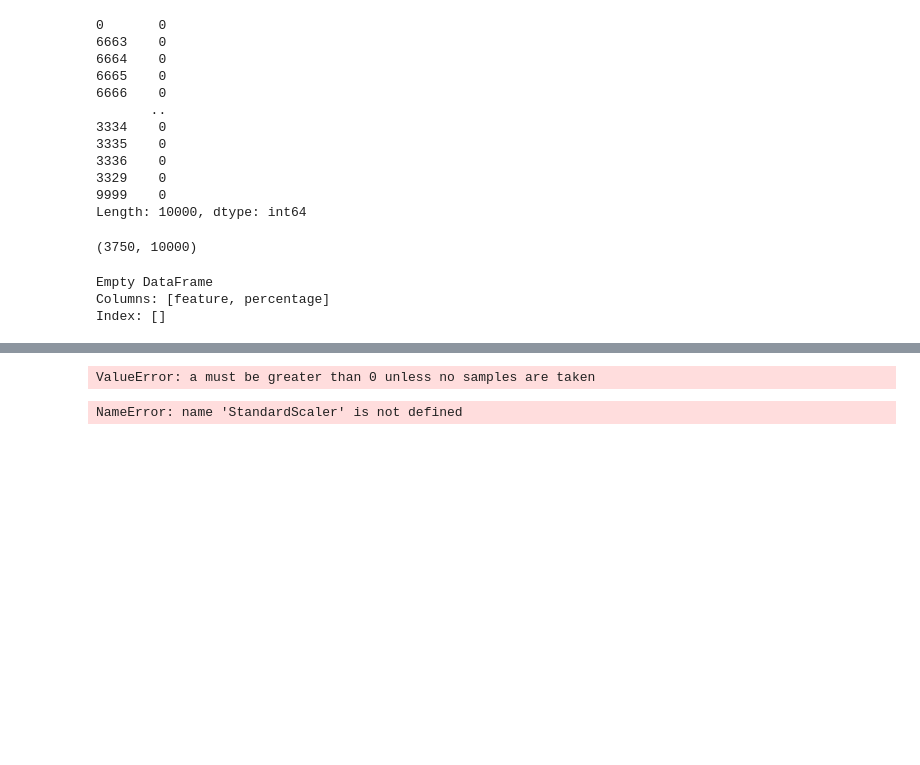
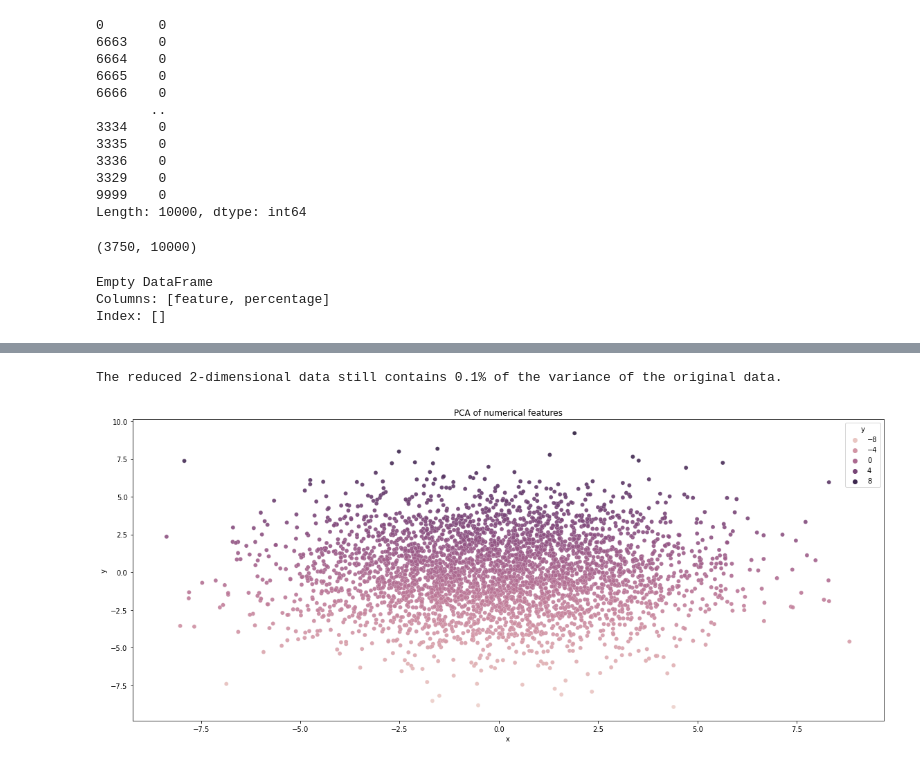
Before and after one commit to karolinablaszka/Project-ML, a Jupyter notebook: preprocessing.ipynb, the cells around one changed output, grey strips where cells are left out. Drawn from its saved outputs; the diff is of its cells as text; code cells hidden in the pictures; blank space fills up the shorter version.

```diff
--- a/preprocessing.ipynb
+++ b/preprocessing.ipynb
@@ -136,20 +170,27 @@ New Shape:  (0, 10000)
-# %%
-df.sample(10)
-# %% [output]
-ValueError: a must be greater than 0 unless no samples are taken
-# %%
-#PCA + scatterplot
-
-#df = pd.DataFrame(data=df.data, columns=df.columns)
-X = StandardScaler().fit_transform(df.data)
-pca = PCA(n_components= 2)
-X_pca = pca.fit_transform(X)
-
-PC_values = np.arange(pca.n_components_) + 1
-plt.plot(PC_values, pca.explained_variance_ratio_, 'o-', linewidth=2, color='blue')
-plt.title('Scree Plot')
-plt.xlabel('Principal Component')
-plt.ylabel('Variance Explained')
-plt.show()
-# %% [output]
-NameError: name 'StandardScaler' is not defined
+# %%
+#PCA + scatterplot
+
+import seaborn as sns
+pca = PCA(n_components=2, random_state=1)
+# fit on all numerical features and reduce dimensionality to two dimensions
+cols = df.columns
+pipe = make_pipeline(StandardScaler())
+df_std = pipe.fit_transform(df[cols].values)
+data_pca = pca.fit_transform(df_std)
+
+
+# get percentage of retained variance after dimensionality reduction
+ex_variance = pca.explained_variance_ratio_.sum()*100
+print(f"The reduced 2-dimensional data still contains {ex_variance:.1f}% of the variance of the original data.")
+# %% [output]
+The reduced 2-dimensional data still contains 0.1% of the variance of the original data.
+# %%
+data_pca = pd.DataFrame(data_pca, columns=["x", "y"])
+data_pca = data_pca.join(df)
+plt.figure(figsize=(16,7))
+sns.scatterplot(x="x", y="y", data=data_pca, hue="y", linewidth=0.2, alpha=0.9)
+plt.title(f"PCA of numerical features")
+plt.tight_layout()
+plt.show()
+# %% [output]
+[figure, added]
```
Also changed, not shown: parts of 13 cells of this notebook.
